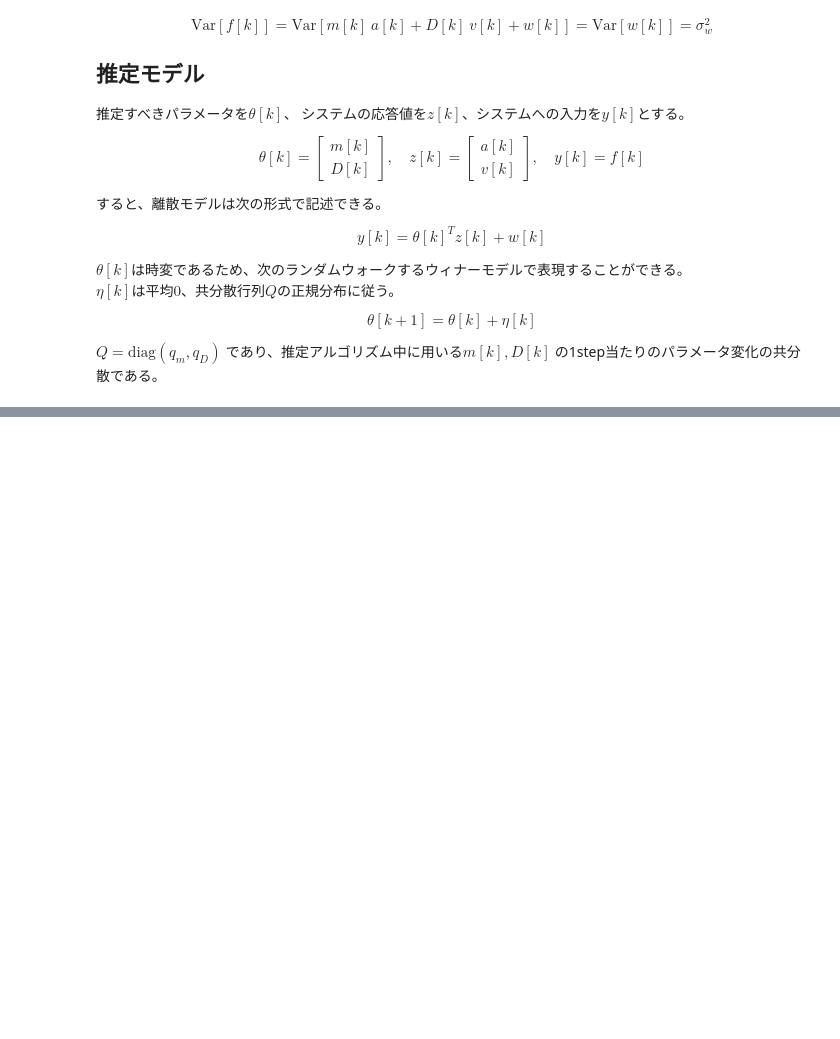
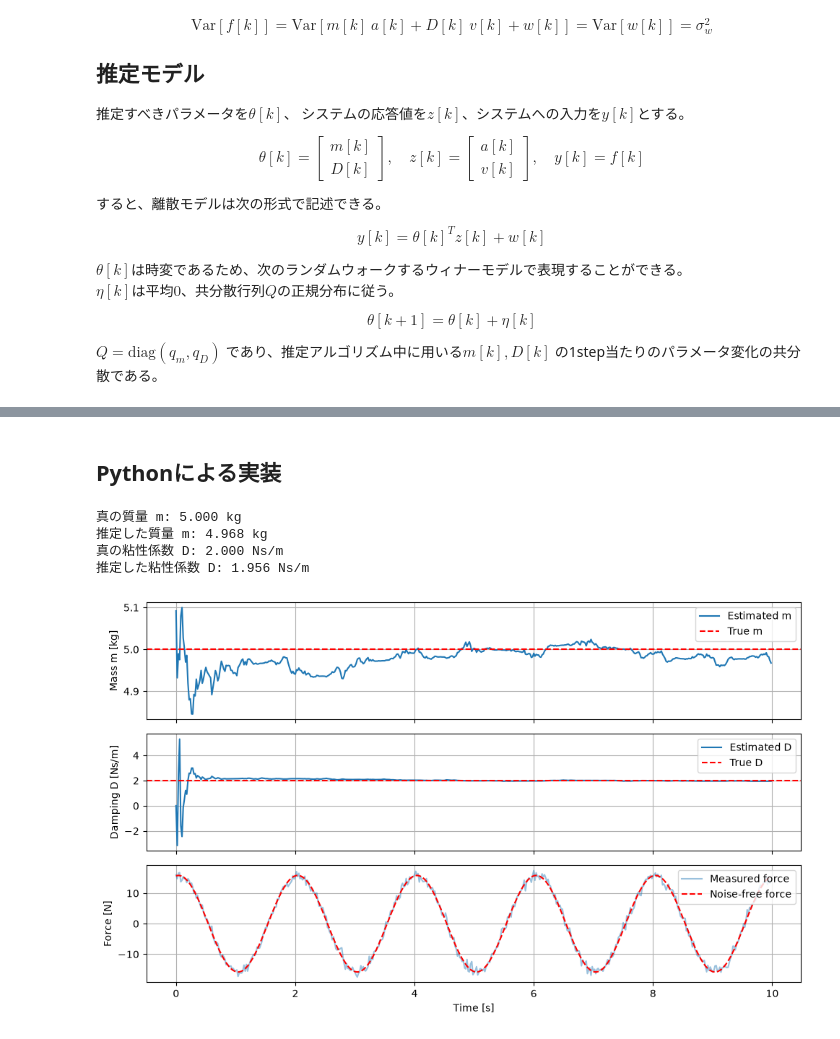
Before and after one commit to hideto008/learning_estimation_method, a Jupyter notebook: Estimate_Parameter_using_Kalmanfilter.ipynb, the cells around one changed output, grey strips where cells are left out. Drawn from its saved outputs; the diff is of its cells as text; code cells hidden in the pictures; blank space fills up the shorter version.

Commit message:
add python

```diff
--- a/Estimate_Parameter_using_Kalmanfilter.ipynb
+++ b/Estimate_Parameter_using_Kalmanfilter.ipynb
@@ -90,0 +108,2 @@ $\hat{\theta}[k]$のパラメータをすべて推定するには、加速度と
+# %% [markdown]
+## Pythonによる実装
@@ -90,0 +146,78 @@ $\hat{\theta}[k]$のパラメータをすべて推定するには、加速度と
+# %%
+import matplotlib.pyplot as plt
+
+# 再現可能なシミュレーション用の乱数
+rng = np.random.default_rng(42)
+
+# 真のパラメータ [質量 m, 粘性係数 D]
+true_parameters = np.array([5.0, 2.0])
+
+# 速度 v = A sin(ωt)、加速度 a = dv/dt
+sample_count = 500
+dt = 0.02
+time = np.arange(sample_count) * dt
+amplitude = 1.0
+omega = 2.0 * np.pi * 0.5
+velocity = amplitude * np.sin(omega * time)
+acceleration = amplitude * omega * np.cos(omega * time)
+
+# 観測式: force = m * acceleration + D * velocity + measurement_noise
+z_data = np.column_stack((acceleration, velocity))
+measurement_noise_std = 1.0
+measurement_noise = rng.normal(0.0, measurement_noise_std, sample_count)
+force_true = z_data @ true_parameters
+force_measured = force_true + measurement_noise
+
+# フィルタの初期値
+initial_parameters = np.array([0.0, 0.0])
+initial_parameter_variances = np.array([100.0, 100.0])
+measurement_variance = measurement_noise_std**2
+parameter_process_covariance = np.diag([1e-5, 1e-5])
+
+kalman_filter = KalmanFilter(
+    initial_parameters=initial_parameters,
+    variance_of_initial_parameter_errors=initial_parameter_variances,
+    variance_of_mesurement=measurement_variance,
+    covariance_matrix_of_parameters=parameter_process_covariance,
+)
+
+estimated_parameters = np.zeros((sample_count, 2))
+for k in range(sample_count):
+    estimated_parameters[k] = kalman_filter.calculate_parameters(
+        y=force_measured[k],
+        z=z_data[k],
+    )
+
+print(f"真の質量 m: {true_parameters[0]:.3f} kg")
+print(f"推定した質量 m: {estimated_parameters[-1, 0]:.3f} kg")
+print(f"真の粘性係数 D: {true_parameters[1]:.3f} Ns/m")
+print(f"推定した粘性係数 D: {estimated_parameters[-1, 1]:.3f} Ns/m")
+
+fig, axes = plt.subplots(3, 1, figsize=(10, 6), sharex=True)
+axes[0].plot(time, estimated_parameters[:, 0], label="Estimated m")
+axes[0].axhline(true_parameters[0], color="red", linestyle="--", label="True m")
+axes[0].set_ylabel("Mass m [kg]")
+axes[0].legend()
+axes[0].grid(True)
+
+axes[1].plot(time, estimated_parameters[:, 1], label="Estimated D")
+axes[1].axhline(true_parameters[1], color="red", linestyle="--", label="True D")
+axes[1].set_ylabel("Damping D [Ns/m]")
+axes[1].legend()
+axes[1].grid(True)
+
+axes[2].plot(time, force_measured, alpha=0.45, label="Measured force")
+axes[2].plot(time, force_true, color="red", linestyle="--", label="Noise-free force")
+axes[2].set_xlabel("Time [s]")
+axes[2].set_ylabel("Force [N]")
+axes[2].legend()
+axes[2].grid(True)
+
+plt.tight_layout()
+plt.show()
+# %% [output]
+真の質量 m: 5.000 kg
+推定した質量 m: 4.968 kg
+真の粘性係数 D: 2.000 Ns/m
+推定した粘性係数 D: 1.956 Ns/m
+[figure, added]
```
Also changed, not shown: parts of 3 cells of this notebook.
